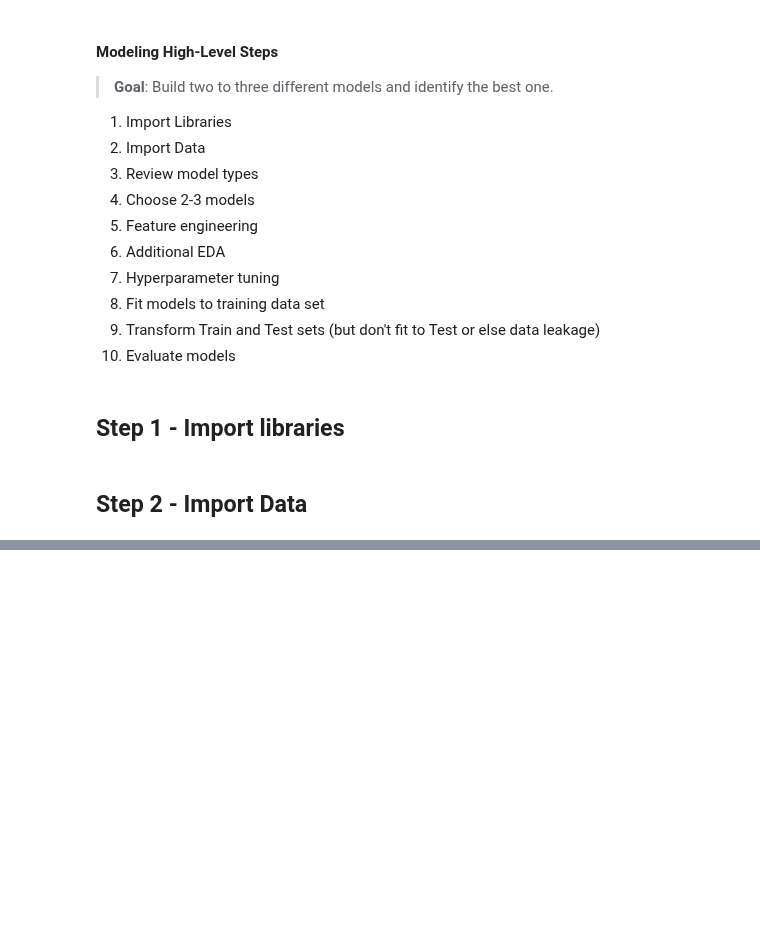
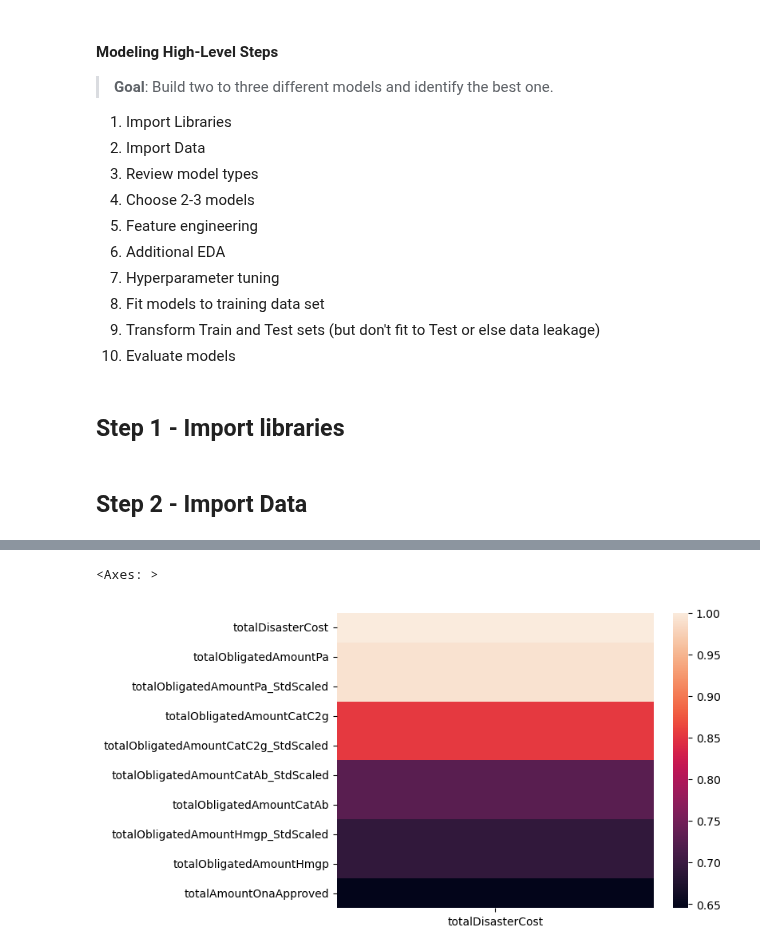
Before and after one commit to mdgarber/FEMADisasterCostForecasting, a Jupyter notebook: femadisastercostforecasting/notebooks/FEMA-Modeling.ipynb, the cells around one changed output, grey strips where cells are left out. Saved outputs shown, nothing was run; the diff lists cells and outputs as text; code cells hidden in the pictures; blank space fills up the shorter version.

Commit message:
step 5 EDA and feature engineering

```diff
--- a/femadisastercostforecasting/notebooks/FEMA-Modeling.ipynb
+++ b/femadisastercostforecasting/notebooks/FEMA-Modeling.ipynb
@@ -49,0 +88,10 @@ femaDataCleanV3 = pd.read_csv('../data/interim/femaDataCleanV3.csv', low_memory=
+# %%
+# check correlations
+tempVar = femaDataCleanV3.select_dtypes(exclude='object').corr()
+
+# see top linearly correlated features
+pd.DataFrame(tempVar['totalDisasterCost'].sort_values(ascending=False))
+
+# step drop off in linear correlation from totalNumberIaApproved to ihProgramDeclared
+
+#features selection
@@ -49,0 +116,6 @@ femaDataCleanV3 = pd.read_csv('../data/interim/femaDataCleanV3.csv', low_memory=
+# %%
+# heat map
+sns.heatmap(pd.DataFrame(tempVar['totalDisasterCost'].sort_values(ascending=False)).head(10))
+# %% [output]
+<Axes: >
+[figure, added]
```
Also changed, not shown: parts of 7 cells of this notebook, 1 other file.
